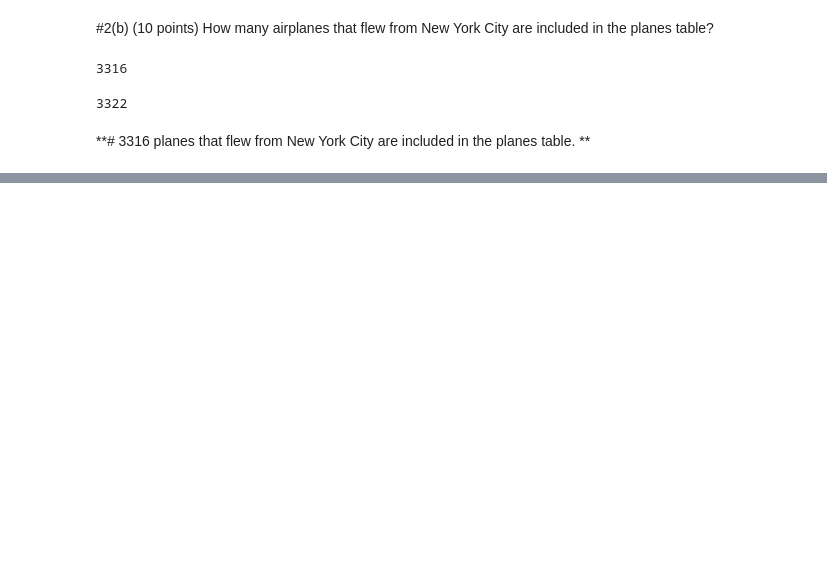
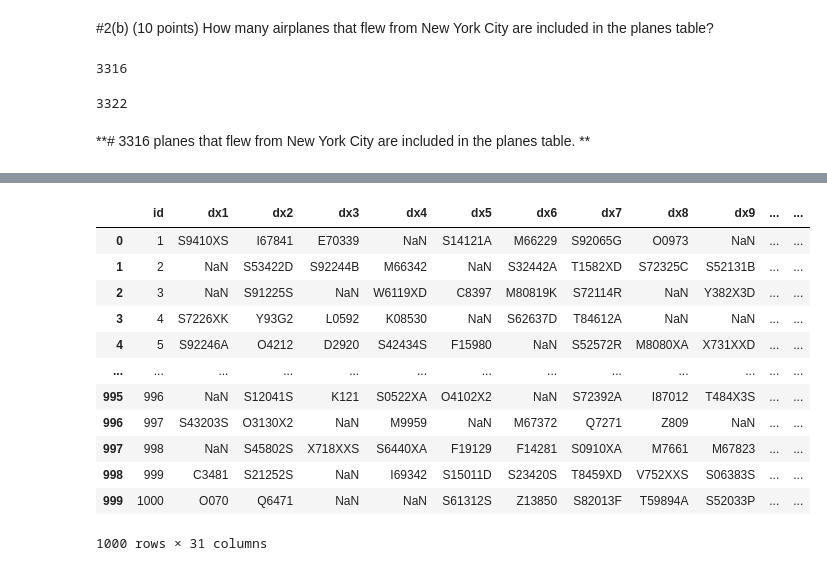
Before and after one commit to jamesqiu2021/DSCI-401-QW, a Jupyter notebook: HW3_QW_submit.ipynb, the cells around one changed output, grey strips where cells are left out. Saved outputs shown, nothing was run; the diff lists cells and outputs as text; code cells hidden in the pictures; blank space fills up the shorter version.

```diff
--- a/HW3_QW_submit.ipynb
+++ b/HW3_QW_submit.ipynb
@@ -9,6 +9,7 @@ batting = pd.read_csv("https://raw.githubusercontent.com/gjm112/DSCI401/main/dat
 people = pd.read_csv("https://raw.githubusercontent.com/gjm112/DSCI401/main/data/People.csv")
 Pitching = pd.read_csv("https://raw.githubusercontent.com/jamesqiu2021/DSCI-401-QW/main/Pitching.csv")
 planes = pd.read_csv("https://raw.githubusercontent.com/tidyverse/nycflights13/main/data-raw/planes.csv")
+pccc = pd.read_csv("https://raw.githubusercontent.com/gjm112/DSCI401/main/data/pccc_icd10_dataset.csv")
 # %% [markdown]
 #1(a) (10 points) Name every player in baseball history who has accumulated at least 300 home runs (HR) and at least 300 stolen bases (SB).You can find the first and last name of the player in the People data frame. Join this to your result along with the total home runs and total bases stolen for each of these elite players.
 # %%
@@ -108,0 +205,17 @@ planes["tailnum"].count()
+# %%
+pccc=pccc.rename(columns={"dx":"dx1","pc":"pc1","g":"g1"})
+pccc
+# %% [output]
+|  | id | dx1 | dx2 | dx3 | dx4 | dx5 | dx6 | dx7 | dx8 | dx9 | ... | ... |
+| 0 | 1 | S9410XS | I67841 | E70339 | NaN | S14121A | M66229 | S92065G | O0973 | NaN | ... | ... |
+| 1 | 2 | NaN | S53422D | S92244B | M66342 | NaN | S32442A | T1582XD | S72325C | S52131B | ... | ... |
+| 2 | 3 | NaN | S91225S | NaN | W6119XD | C8397 | M80819K | S72114R | NaN | Y382X3D | ... | ... |
+| 3 | 4 | S7226XK | Y93G2 | L0592 | K08530 | NaN | S62637D | T84612A | NaN | NaN | ... | ... |
+| 4 | 5 | S92246A | O4212 | D2920 | S42434S | F15980 | NaN | S52572R | M8080XA | X731XXD | ... | ... |
+| ... | ... | ... | ... | ... | ... | ... | ... | ... | ... | ... | ... | ... |
+| 995 | 996 | NaN | S12041S | K121 | S0522XA | O4102X2 | NaN | S72392A | I87012 | T484X3S | ... | ... |
+| 996 | 997 | S43203S | O3130X2 | NaN | M9959 | NaN | M67372 | Q7271 | Z809 | NaN | ... | ... |
+| 997 | 998 | NaN | S45802S | X718XXS | S6440XA | F19129 | F14281 | S0910XA | M7661 | M67823 | ... | ... |
+| 998 | 999 | C3481 | S21252S | NaN | I69342 | S15011D | S23420S | T8459XD | V752XXS | S06383S | ... | ... |
+| 999 | 1000 | O070 | Q6471 | NaN | NaN | S61312S | Z13850 | S82013F | T59894A | S52033P | ... | ... |
+1000 rows × 31 columns
```
Also changed, not shown: parts of 19 cells of this notebook.
